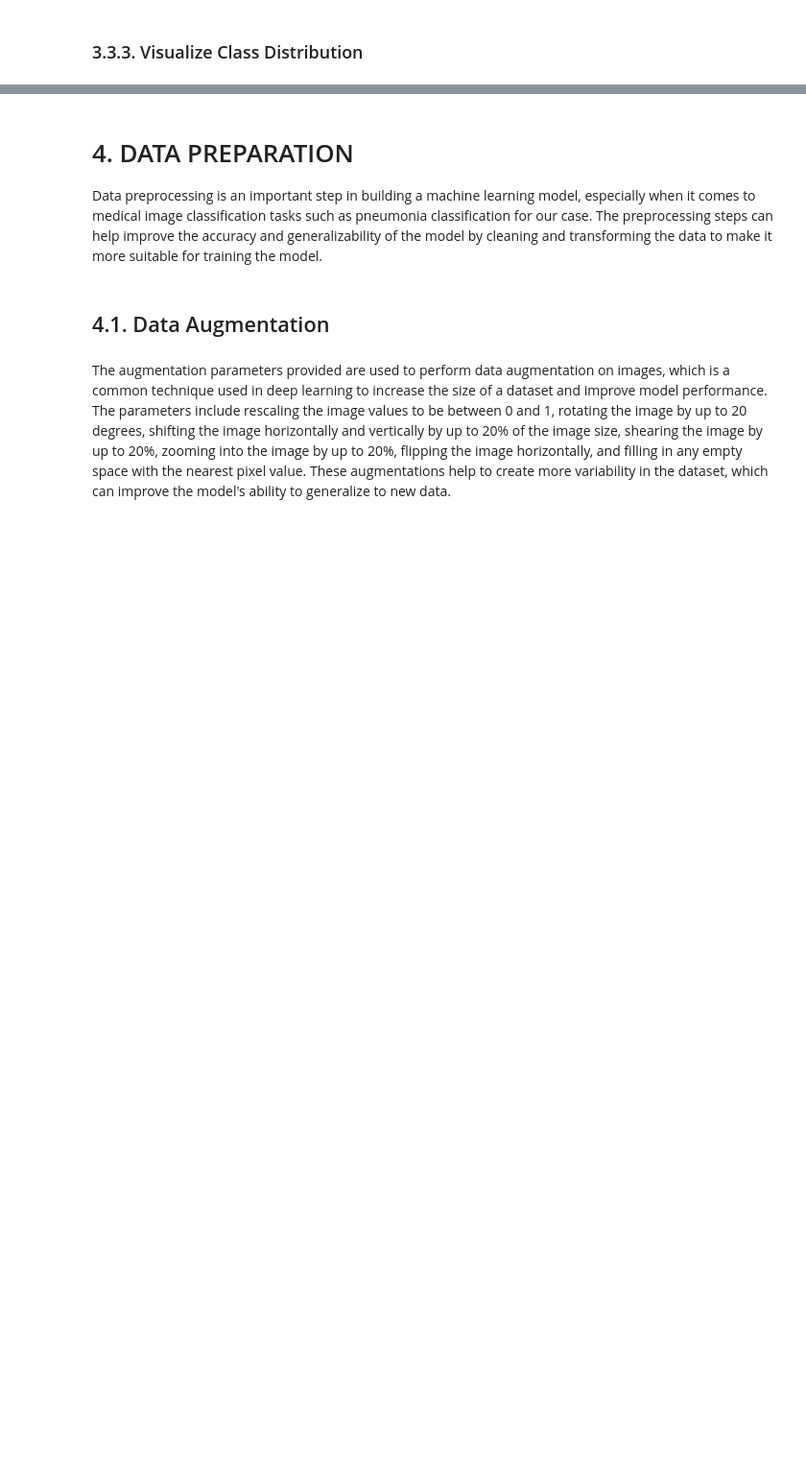
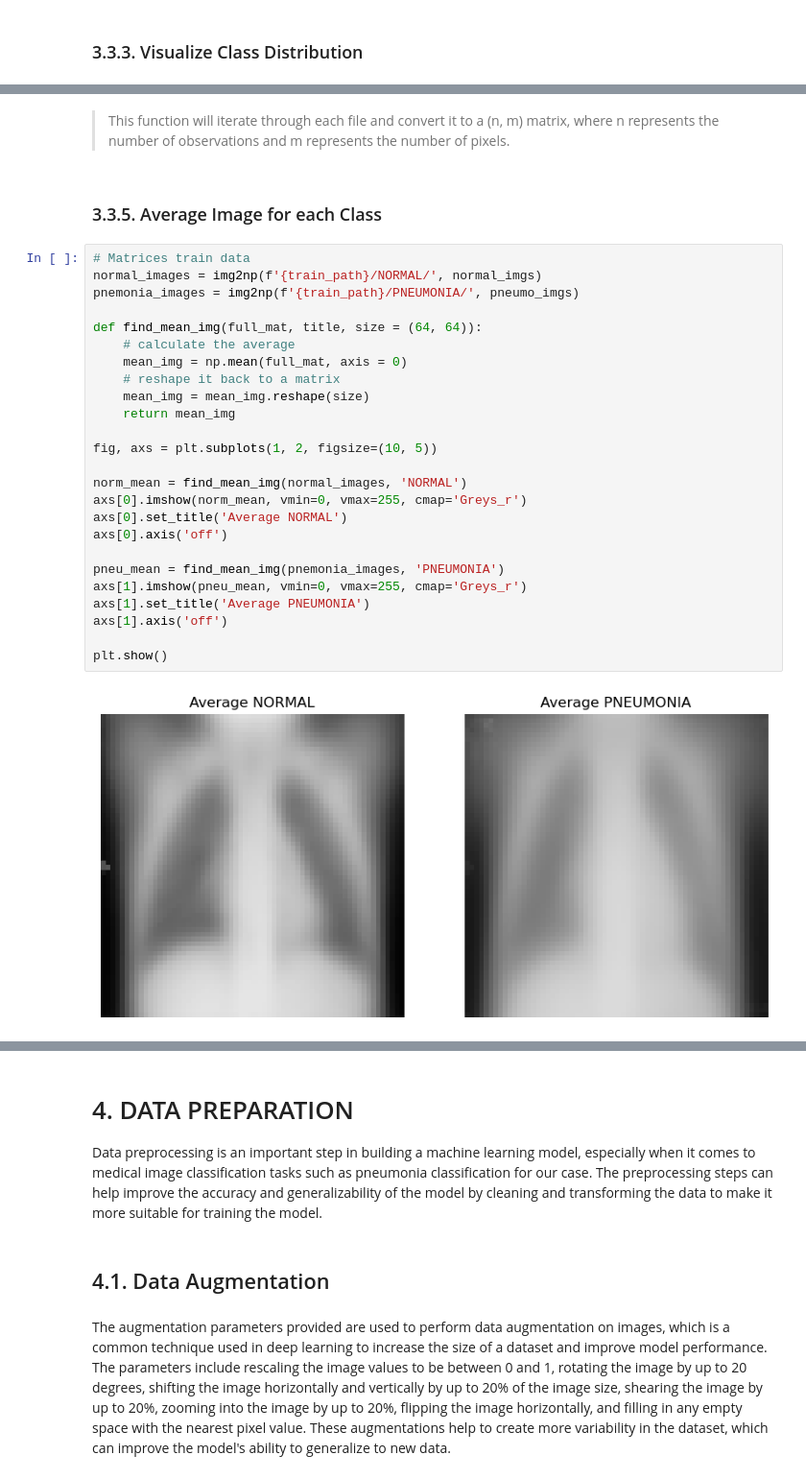
Before and after one commit to BrianKip035/-Image-Classification-with-Deep-Learning, a Jupyter notebook: notebook.ipynb, the cells around one changed output, grey strips where cells are left out. Shown at 96% size. Cells and saved outputs as stored; diff of their text form; blank space fills up the shorter version.

```diff
--- a/notebook.ipynb
+++ b/notebook.ipynb
@@ -165,0 +190,31 @@ plt.show()
+# %% [markdown]
+>This function will iterate through each file and convert it to a (n, m) matrix, where n represents the number of observations and m represents the number of pixels.
+# %% [markdown]
+### 3.3.5. Average Image for each  Class
+# %%
+# Matrices train data
+normal_images = img2np(f'{train_path}/NORMAL/', normal_imgs)
+pnemonia_images = img2np(f'{train_path}/PNEUMONIA/', pneumo_imgs)
+
+def find_mean_img(full_mat, title, size = (64, 64)):
+    # calculate the average
+    mean_img = np.mean(full_mat, axis = 0)
+    # reshape it back to a matrix
+    mean_img = mean_img.reshape(size)
+    return mean_img
+
+fig, axs = plt.subplots(1, 2, figsize=(10, 5))
+
+norm_mean = find_mean_img(normal_images, 'NORMAL')
+axs[0].imshow(norm_mean, vmin=0, vmax=255, cmap='Greys_r')
+axs[0].set_title('Average NORMAL')
+axs[0].axis('off')
+
+pneu_mean = find_mean_img(pnemonia_images, 'PNEUMONIA')
+axs[1].imshow(pneu_mean, vmin=0, vmax=255, cmap='Greys_r')
+axs[1].set_title('Average PNEUMONIA')
+axs[1].axis('off')
+
+plt.show()
+# %% [output]
+[figure, added]
```
Also changed, not shown: parts of 74 cells of this notebook.
